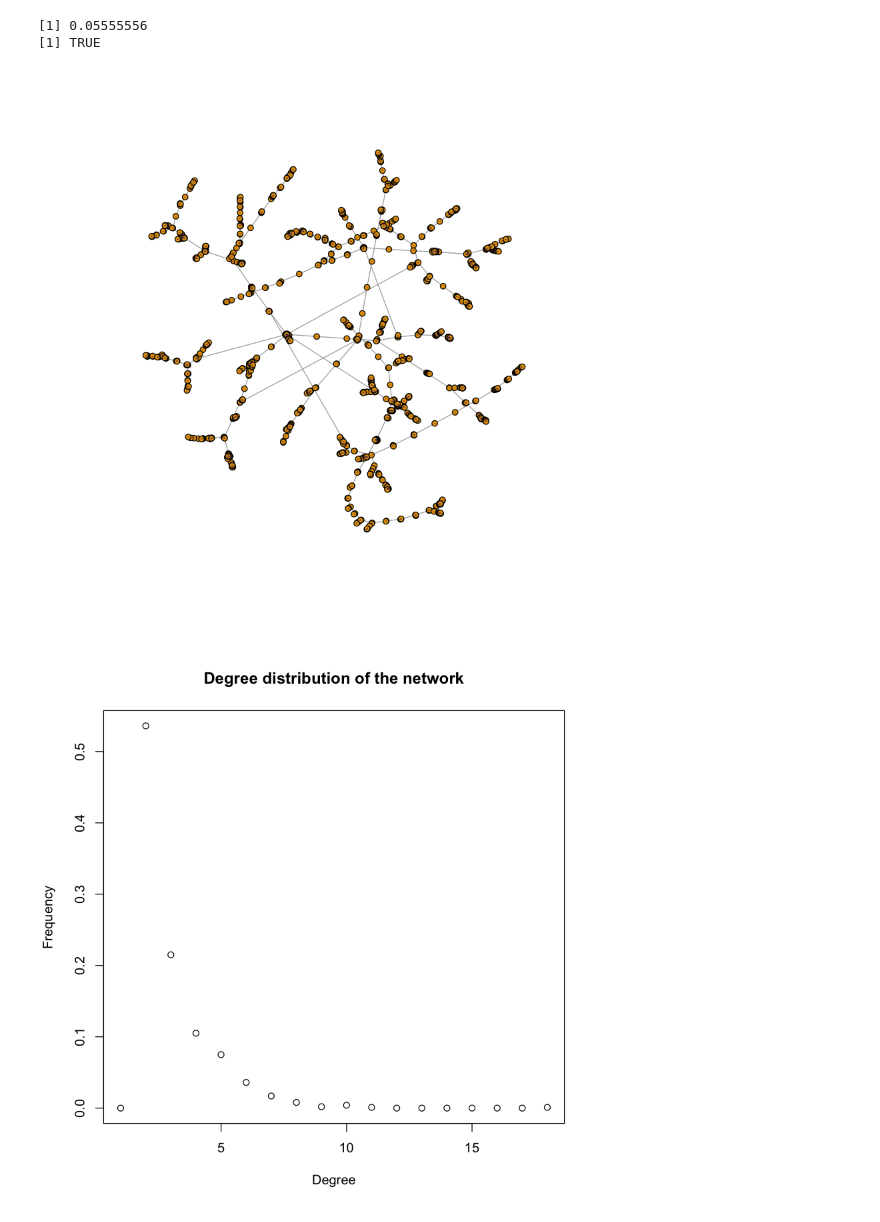
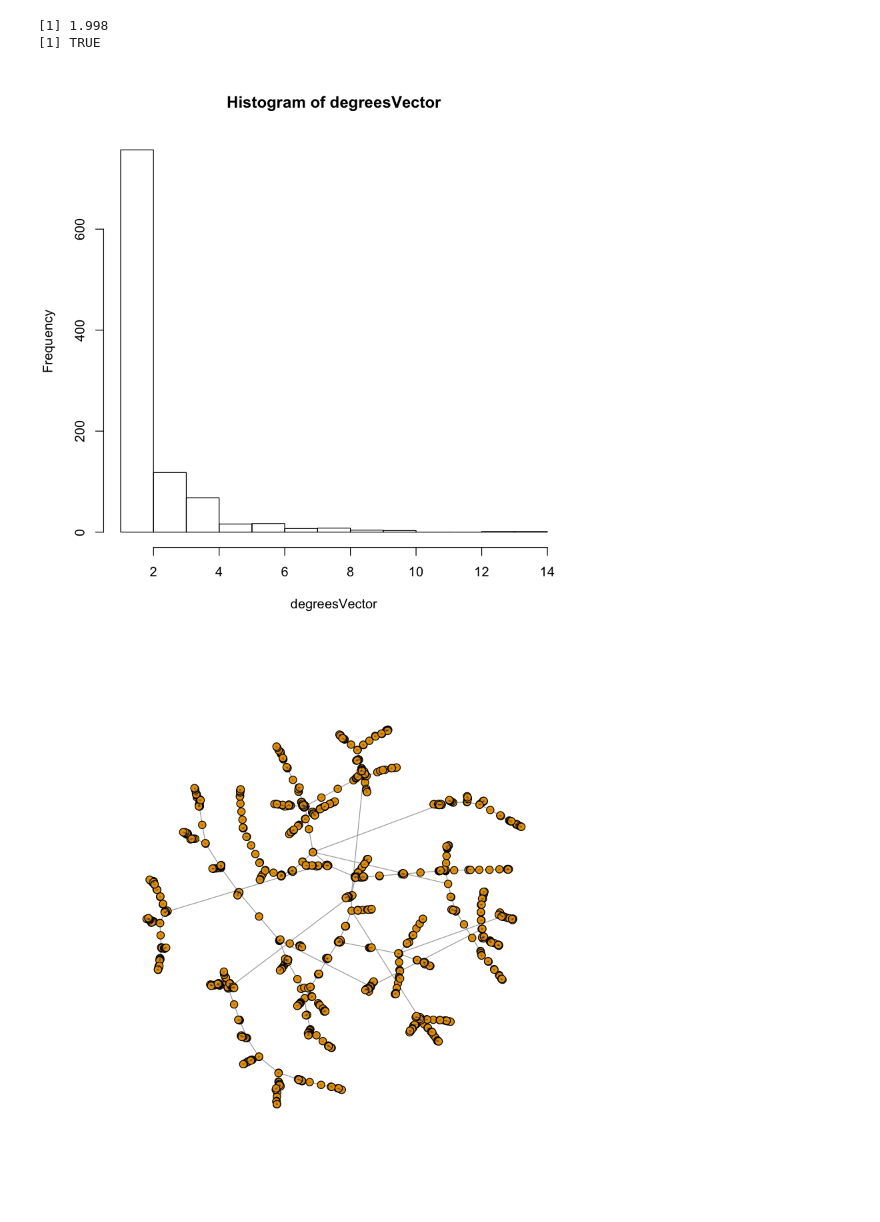
Before and after one commit to ayushdg/Random-Graphs-and-Random-Walks, a Jupyter notebook: P1_Q1.3_Shraddha.ipynb, the cells around one changed output. Cells and saved outputs as stored; diff of their text form; code cells hidden in the pictures.

```diff
--- a/P1_Q1.3_Shraddha.ipynb
+++ b/P1_Q1.3_Shraddha.ipynb
@@ -27,14 +8,18 @@ The following objects are masked from ‘package:Matrix’:
 # %%
-g = aging.prefatt.game(1000,directed=FALSE,m=1,pa.exp=1,aging.exp=-1,aging.bin=1000)
+g = aging.prefatt.game(1000,directed=FALSE,m=1,pa.exp=1,aging.exp=-1)#,aging.bin=1000)
 
-degreesVector <- degree_distribution(g)
+degreesVector <- degree(g)
+hist(degreesVector)
 print(mean(degreesVector))
 print(is.connected(g))
-plot(g,vertex.size=3, vertex.label.cex=0.1)
-plot(degreesVector, main="Degree distribution of the network",xlab="Degree",ylab="Frequency")#,log='xy')
-# lines(degreesVector)
+plot(g,vertex.size=4, vertex.label.cex=0.1)
+plot(degree.distribution(g), main="Degree distribution of the network",xlab="Degree",ylab="Frequency")#,log='xy')
+lines(degree.distribution(g))
+
+# plot(degree.distribution(g), main="Degree distribution of the network",xlab="Degree",ylab="Frequency", log='xy')
+# lines(degree.distribution(g))
 # %% [output]
-[1] 0.05555556
+[1] 1.998
 [1] TRUE
-[figure, old version]
+[figure, new version]
-[figure, old version]
+[figure, new version]
```
Also changed, not shown: parts of 7 cells of this notebook.
